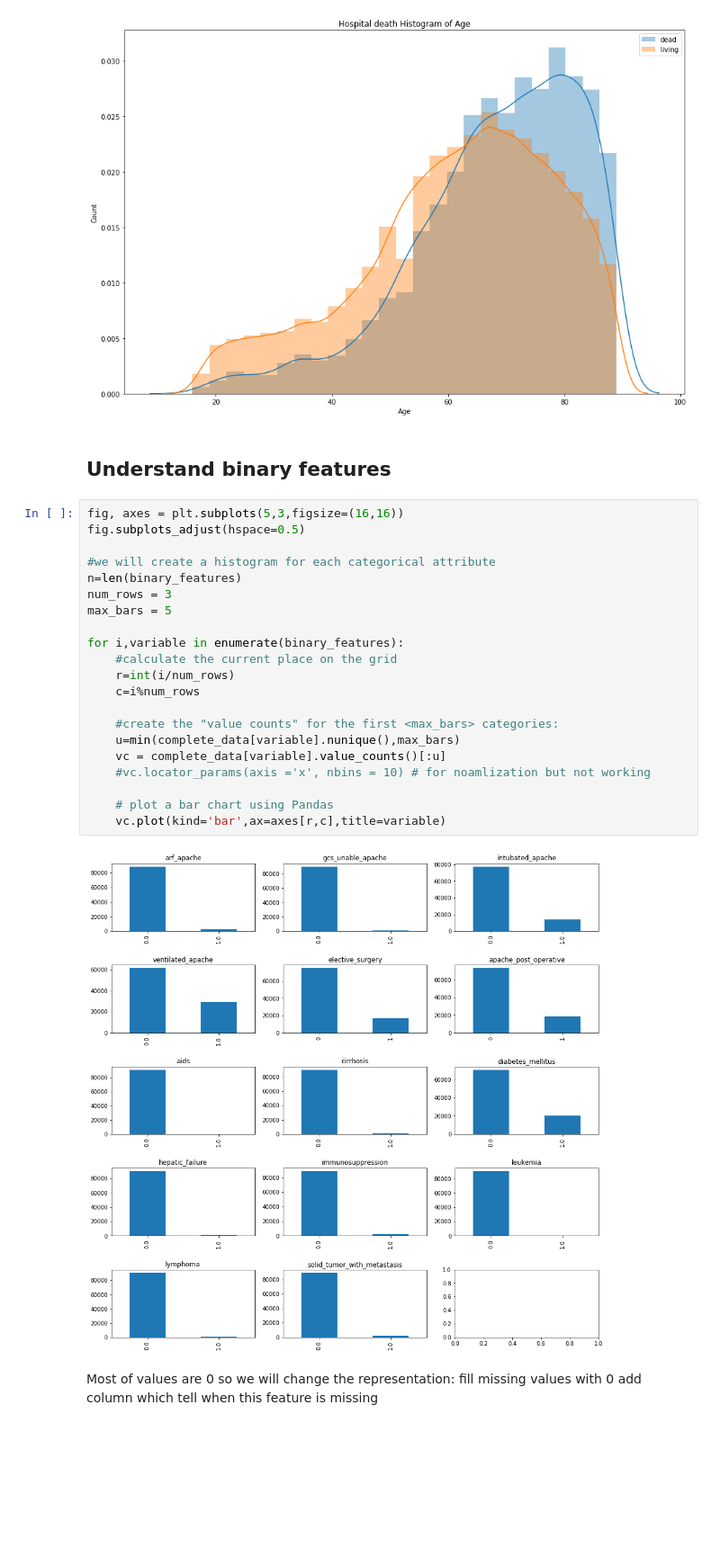
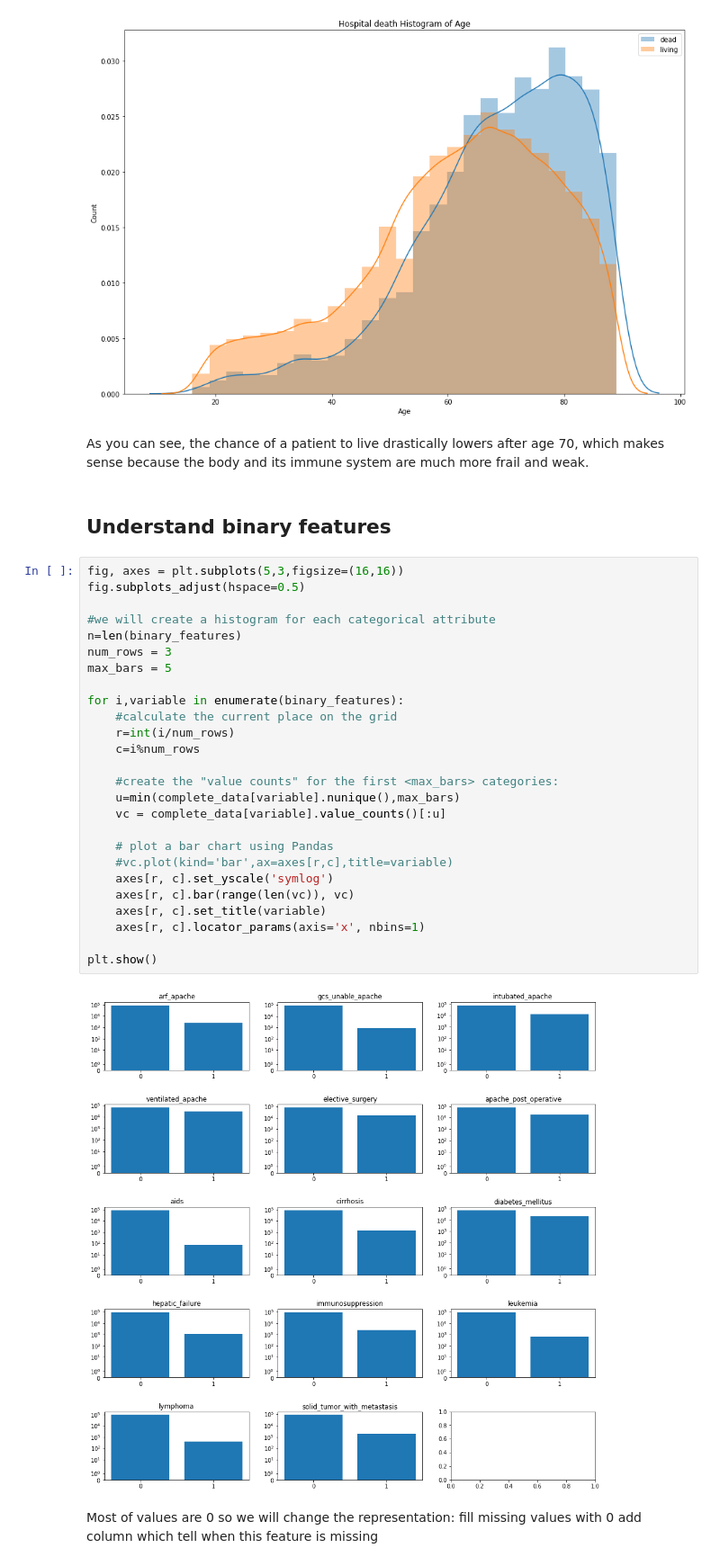
Before and after one commit to EladBil/DS-Squad-Project, a Jupyter notebook: PresentationNotebook.ipynb, the cells around one changed output. Shown: that part at 90% size. Saved outputs shown, nothing was run; the diff lists cells and outputs as text; blank space fills up the shorter version.

```diff
--- a/PresentationNotebook.ipynb
+++ b/PresentationNotebook.ipynb
@@ -135,31 +148,38 @@ plt.legend(loc="upper right")
 # %% [output]
 <matplotlib.legend.Legend at 0x...>
 [figure]
+# %% [markdown]
+As you can see, the chance of a patient to live drastically lowers after age 70, which makes sense because the body and its immune system are much more frail and weak.
 # %% [markdown]
 ## Understand binary features
 # %%
 fig, axes = plt.subplots(5,3,figsize=(16,16))
 fig.subplots_adjust(hspace=0.5)
 
 #we will create a histogram for each categorical attribute
 n=len(binary_features)
 num_rows = 3
 max_bars = 5
 
 for i,variable in enumerate(binary_features):
     #calculate the current place on the grid
     r=int(i/num_rows)
     c=i%num_rows
 
     #create the "value counts" for the first <max_bars> categories:
     u=min(complete_data[variable].nunique(),max_bars)
     vc = complete_data[variable].value_counts()[:u]
-    #vc.locator_params(axis ='x', nbins = 10) # for noamlization but not working
 
     # plot a bar chart using Pandas
-    vc.plot(kind='bar',ax=axes[r,c],title=variable)
+    #vc.plot(kind='bar',ax=axes[r,c],title=variable)
+    axes[r, c].set_yscale('symlog')
+    axes[r, c].bar(range(len(vc)), vc)
+    axes[r, c].set_title(variable)
+    axes[r, c].locator_params(axis='x', nbins=1)
+
+plt.show()
 # %% [output]
-[figure, old version]
+[figure, new version]
 # %% [markdown]
 Most of values are 0 so we will change the representation:
     fill missing values with 0
```
Also changed, not shown: parts of 7 cells of this notebook.
